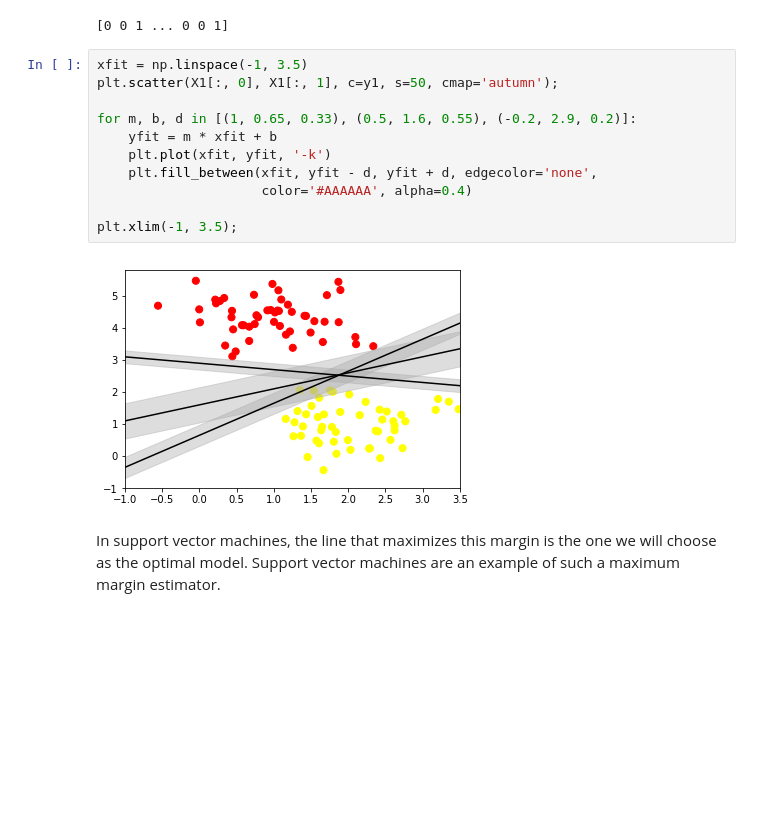
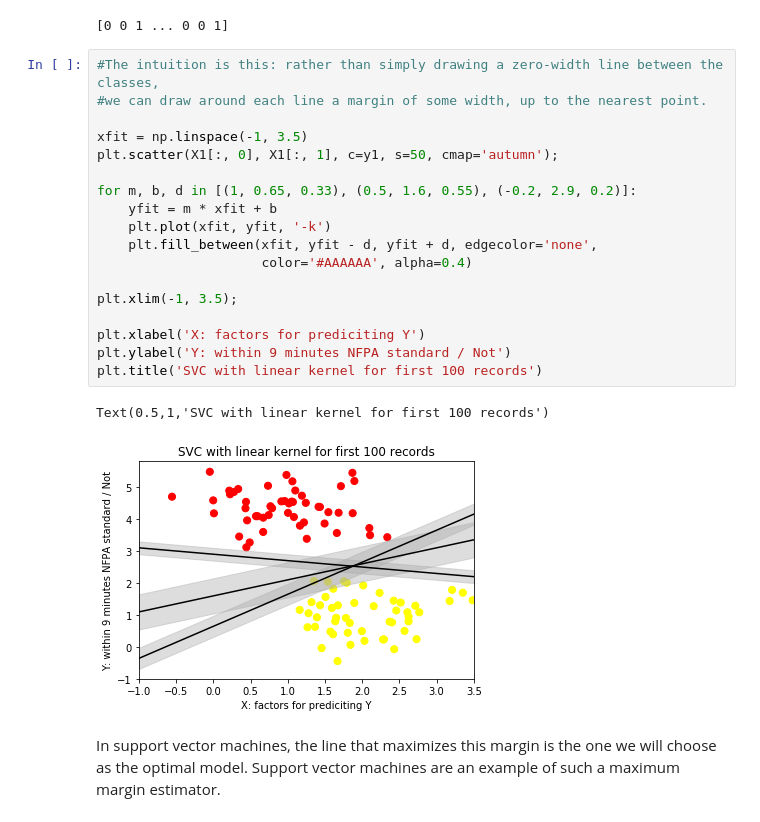
Before and after one commit to ecantu75/DataMining-MiniProj, a Jupyter notebook: MSDS_7331_MiniProject_1.ipynb, the cells around one changed output. Saved outputs shown, nothing was run; the diff lists cells and outputs as text; blank space fills up the shorter version.

```diff
--- a/MSDS_7331_MiniProject_1.ipynb
+++ b/MSDS_7331_MiniProject_1.ipynb
@@ -680,18 +686,26 @@ print(cv_pred)
 # %% [output]
 [0 0 1 ... 0 0 1]
 # %%
+#The intuition is this: rather than simply drawing a zero-width line between the classes,
+#we can draw around each line a margin of some width, up to the nearest point.
+
 xfit = np.linspace(-1, 3.5)
 plt.scatter(X1[:, 0], X1[:, 1], c=y1, s=50, cmap='autumn');
 
 for m, b, d in [(1, 0.65, 0.33), (0.5, 1.6, 0.55), (-0.2, 2.9, 0.2)]:
     yfit = m * xfit + b
     plt.plot(xfit, yfit, '-k')
     plt.fill_between(xfit, yfit - d, yfit + d, edgecolor='none',
                      color='#AAAAAA', alpha=0.4)
 
 plt.xlim(-1, 3.5);
+
+plt.xlabel('X: factors for prediciting Y')
+plt.ylabel('Y: within 9 minutes NFPA standard / Not')
+plt.title('SVC with linear kernel for first 100 records')
 # %% [output]
+Text(0.5,1,'SVC with linear kernel for first 100 records')
-[figure, old version]
+[figure, new version]
 # %% [markdown]
 In support vector machines, the line that maximizes this margin is the one we will choose as the optimal model. Support vector machines are an example of such a maximum margin estimator.
 # %%
```
Also changed, not shown: parts of 3 cells of this notebook.
